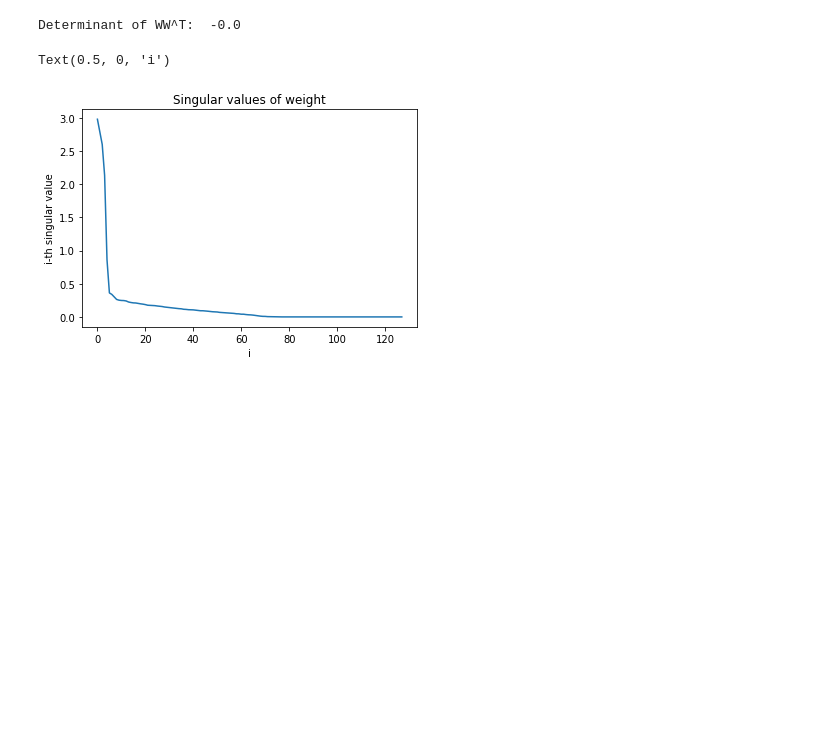
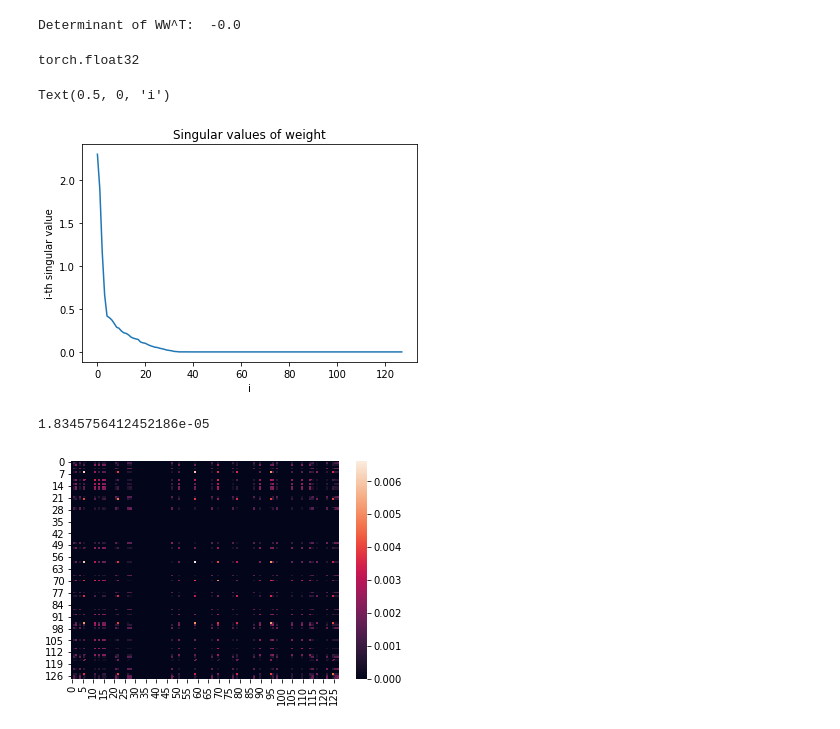
Before and after one commit to MihailSalnikov/svd4gcn, a Jupyter notebook: notebooks/train_and_analyze.ipynb, the cells around one changed output. Drawn from its saved outputs; the diff is of its cells as text; code cells hidden in the pictures; blank space fills up the shorter version.

```diff
--- a/notebooks/train_and_analyze.ipynb
+++ b/notebooks/train_and_analyze.ipynb
@@ -181,8 +188,12 @@ det_of_wwT = multicollinearyty_det_factor(base_weight.detach().numpy())
 print("Determinant of WW^T: ", det_of_wwT)
 # %% [output]
 Determinant of WW^T:  -0.0
+# %%
+base_model.midlayer[0].model.hiddenlayers[0].weight.dtype
+# %% [output]
+torch.float32
 # %%
-U, s, V = torch.svd(weight)
+U, s, V = torch.svd(base_weight)
 
 plt.title("Singular values of weight")
 plt.plot(s.detach().numpy())
@@ -190,7 +201,14 @@ plt.ylabel("i-th singular value")
 plt.xlabel("i")
 # %% [output]
 Text(0.5, 0, 'i')
-[figure, old version]
+[figure, new version]
+# %%
+cov = pd.DataFrame(base_weight.detach().numpy()).cov()
+sns.heatmap(cov.apply(abs))
+print(cov.mean().mean())
+# %% [output]
+1.8345756412452186e-05
+[figure, added]
 # %%
 import copy
 
```
Also changed, not shown: parts of 19 cells of this notebook.
